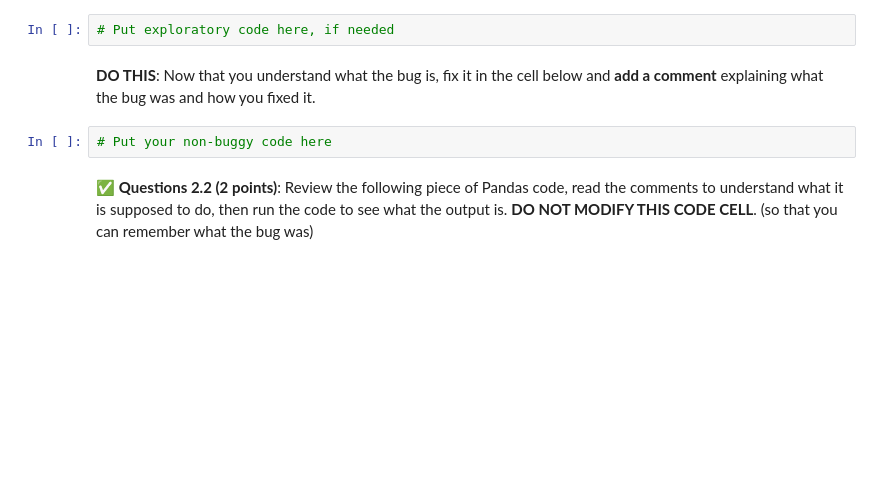
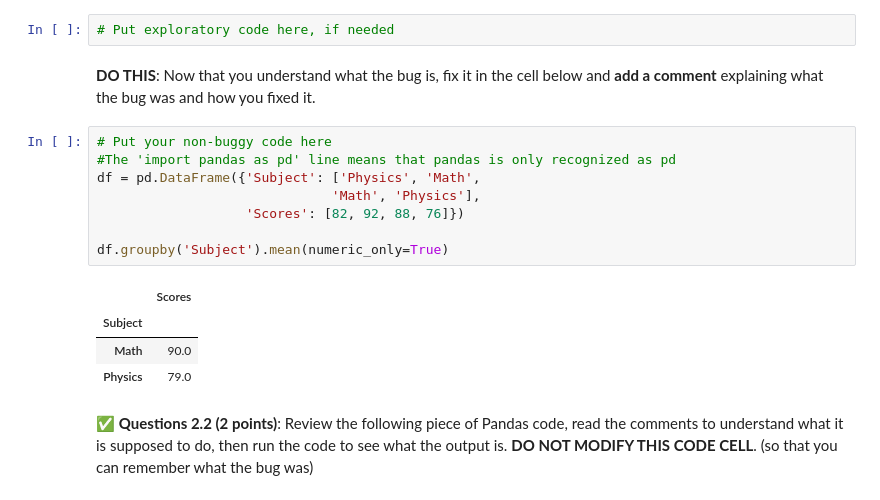
Before and after one commit to Ptona32/CMSE202-s26-turnin, a Jupyter notebook: hw-01/HW-01_GitPracticeDebuggingPythonPackagesAndClasses-STUDENT.ipynb, the cells around one changed output. Cells and saved outputs as stored; diff of their text form; blank space fills up the shorter version.

```diff
--- a/hw-01/HW-01_GitPracticeDebuggingPythonPackagesAndClasses-STUDENT.ipynb
+++ b/hw-01/HW-01_GitPracticeDebuggingPythonPackagesAndClasses-STUDENT.ipynb
@@ -217,8 +219,19 @@ If you need to write any code to explore the nature of the bug, please do so in
 # Put exploratory code here, if needed
 # %% [markdown]
 **DO THIS**: Now that you understand what the bug is, fix it in the cell below and **add a comment** explaining what the bug was and how you fixed it.
-# %%
-# Put your non-buggy code here
+# %%
+# Put your non-buggy code here
+#The 'import pandas as pd' line means that pandas is only recognized as pd
+df = pd.DataFrame({'Subject': ['Physics', 'Math',
+                              'Math', 'Physics'],
+                   'Scores': [82, 92, 88, 76]})
+
+df.groupby('Subject').mean(numeric_only=True)
+# %% [output]
+|  | Scores |
+| Subject |  |
+| Math | 90.0 |
+| Physics | 79.0 |
 # %% [markdown]
 &#9989; **Questions 2.2 (2 points)**: Review the following piece of Pandas code, read the comments to understand what it is supposed to do, then run the code to see what the output is. **DO NOT MODIFY THIS CODE CELL**. (so that you can remember what the bug was)
 # %%
```
Also changed, not shown: parts of 7 cells of this notebook.
